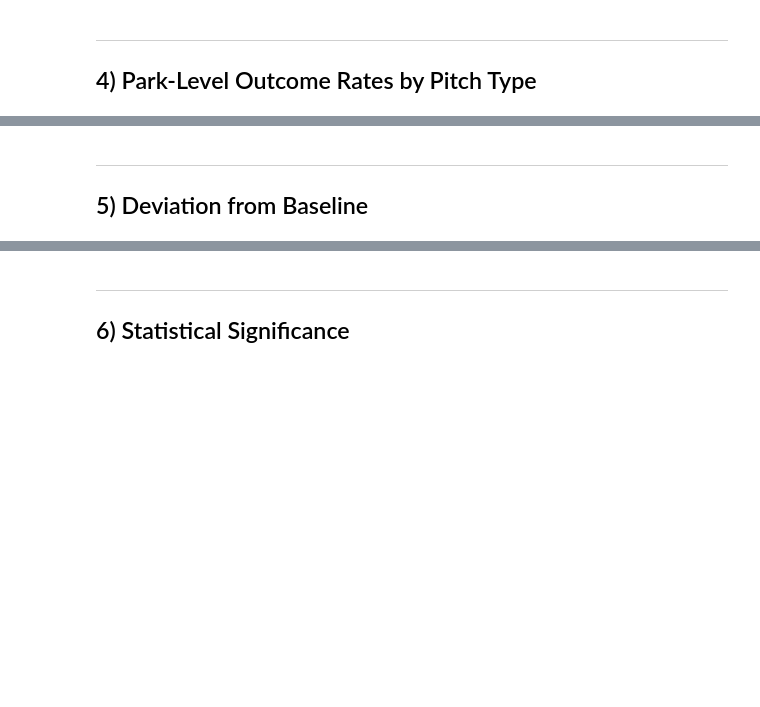
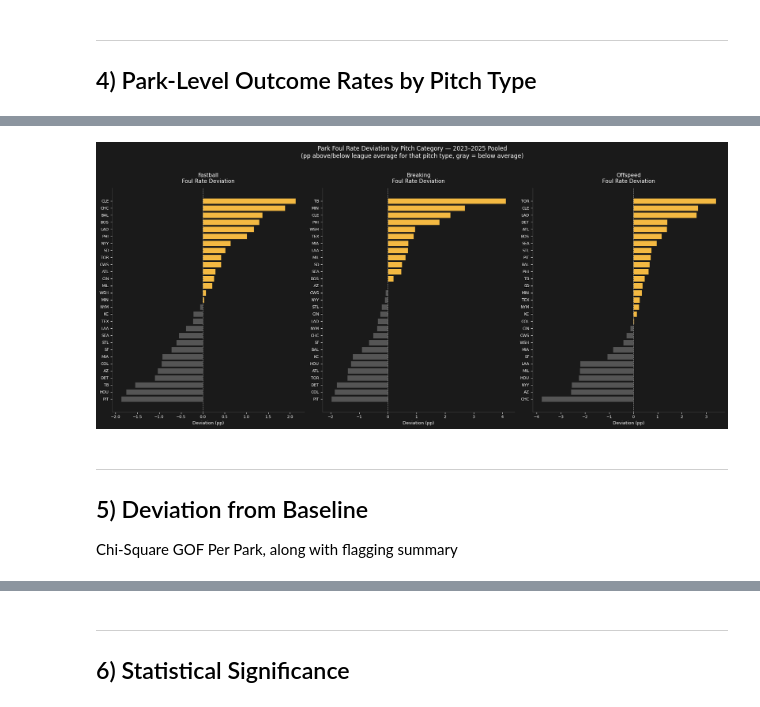
Before and after one commit to brycemgelarden/MLB_Ballpark_Factor_Analysis, a Jupyter notebook: notebooks/05_swing_outcome_by_pitch.ipynb, the cells around one changed output, grey strips where cells are left out. Cells and saved outputs as stored; diff of their text form; code cells hidden in the pictures; blank space fills up the shorter version.

```diff
--- a/notebooks/05_swing_outcome_by_pitch.ipynb
+++ b/notebooks/05_swing_outcome_by_pitch.ipynb
@@ -291,3 +389,38 @@ ___
+# %%
+# Visualizing Foul Ball Rate Deviations by Pitch Category (Level 1)
+
+fig, axes = plt.subplots(1, 3, figsize=(18, 8), sharey=False)
+
+for ax, cat in zip(axes, ["Fastball", "Breaking", "Offspeed"]):
+    dev = deviations[cat]["foul"].sort_values(ascending=True)
+    colors = [OUTCOME_COLORS["foul"] if v > 0 else "#555555" for v in dev.values]
+
+    ax.barh(
+        dev.index,
+        dev.values,
+        color=colors,
+        edgecolor="#1a1a1a",
+        linewidth=0.5,
+    )
+    ax.axvline(0, color="white", linewidth=0.8, linestyle="--", alpha=0.6)
+    ax.set_title(f"{cat}\nFoul Rate Deviation", color="white", fontsize=11, pad=10)
+    ax.set_xlabel("Deviation (pp)", color="white", fontsize=9)
+    ax.tick_params(colors="white", labelsize=8)
+    ax.set_facecolor("#1a1a1a")
+    ax.spines[["top", "right"]].set_visible(False)
+    ax.spines[["left", "bottom"]].set_color("#444444")
+
+fig.patch.set_facecolor("#1a1a1a")
+fig.suptitle(
+    "Park Foul Rate Deviation by Pitch Category — 2023–2025 Pooled\n(pp above/below league average for that pitch type, gray = below average)",
+    color="white", fontsize=12, y=1.01
+)
+plt.tight_layout()
+plt.show()
+# %% [output]
+[figure, added]
 # %% [markdown]
 ___
 ## 5) Deviation from Baseline
+
+Chi-Square GOF Per Park, along with flagging summary
```
Also changed, not shown: parts of 5 cells of this notebook.
